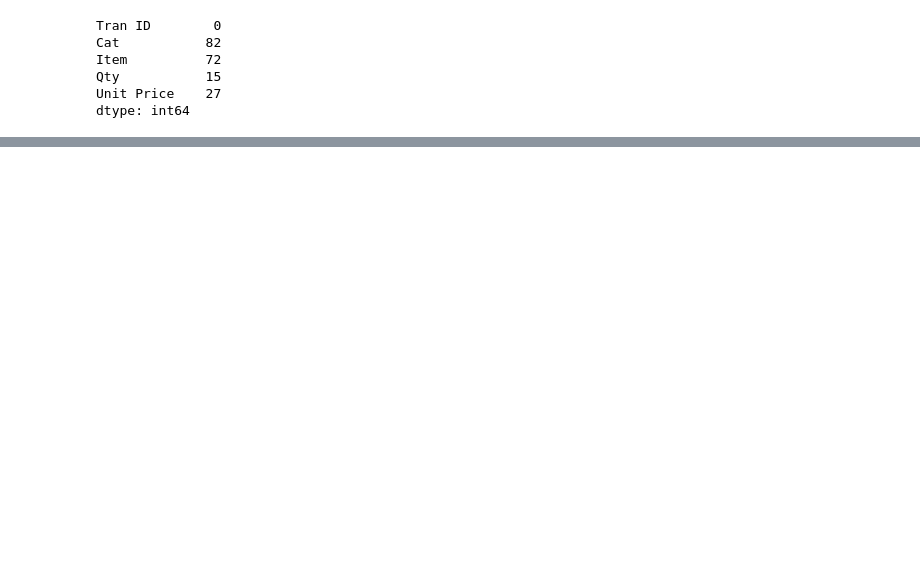
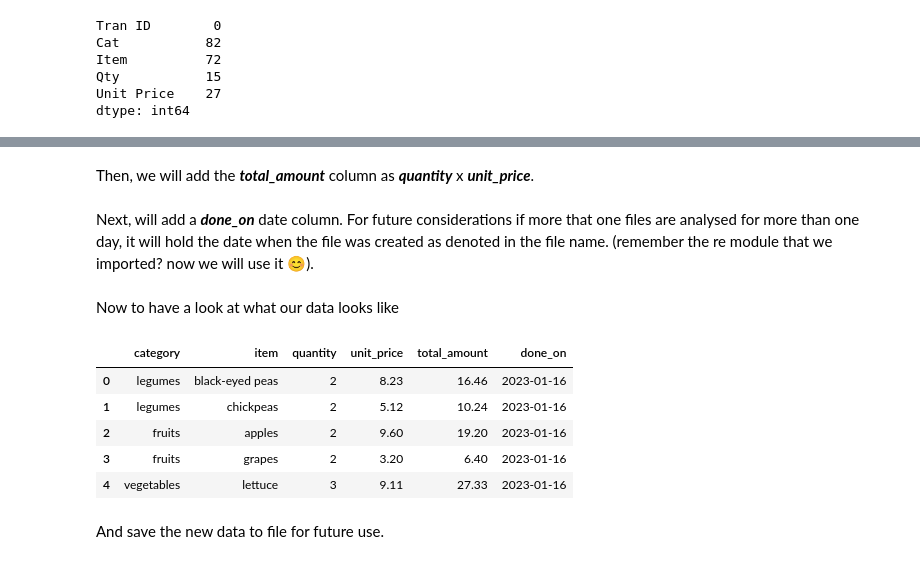
Before and after one commit to FadyGrAb/TechNuggets, a Jupyter notebook: 01-wrangling-with-pandas/analyse-store-data.ipynb, the cells around one changed output, grey strips where cells are left out. Drawn from its saved outputs; the diff is of its cells as text; code cells hidden in the pictures; blank space fills up the shorter version.

```diff
--- a/01-wrangling-with-pandas/analyse-store-data.ipynb
+++ b/01-wrangling-with-pandas/analyse-store-data.ipynb
@@ -71,0 +313,4 @@ dtype: int64
+# %%
+store_data.unit_price = store_data.item.apply(lambda x: unit_prices_dict[x])
+
+store_data.isna().sum()
@@ -71,0 +329,26 @@ dtype: int64
+# %%
+store_data.quantity = store_data.quantity.astype(int)
+# %% [markdown]
+Then, we will add the ***total_amount*** column as ***quantity*** x ***unit_price***.
+# %%
+store_data["total_amount"] = store_data.quantity * store_data.unit_price
+# %% [markdown]
+Next, will add a ***done_on*** date column. For future considerations if more that one files are analysed for more than one day, it will hold the date when the file was created as denoted in the file name. (remember the re module that we imported? now we will use it 😊).
+# %%
+file_date = re.search(r"\d+", file_path.stem).group()       # Regex to match all the digits in the file name without the extension (stem)
+file_date = datetime.datetime.strptime(file_date, "%Y%m%d") # Parse a date object from the previouse match.
+
+store_data["done_on"] = file_date
+# %% [markdown]
+Now to have a look at what our data looks like
+# %%
+store_data.head()
+# %% [output]
+|  | category | item | quantity | unit_price | total_amount | done_on |
+| 0 | legumes | black-eyed peas | 2 | 8.23 | 16.46 | 2023-01-16 |
+| 1 | legumes | chickpeas | 2 | 5.12 | 10.24 | 2023-01-16 |
+| 2 | fruits | apples | 2 | 9.60 | 19.20 | 2023-01-16 |
+| 3 | fruits | grapes | 2 | 3.20 | 6.40 | 2023-01-16 |
+| 4 | vegetables | lettuce | 3 | 9.11 | 27.33 | 2023-01-16 |
+# %% [markdown]
+And save the new data to file for future use.
```
Also changed, not shown: parts of 52 cells of this notebook, 1 other file.
